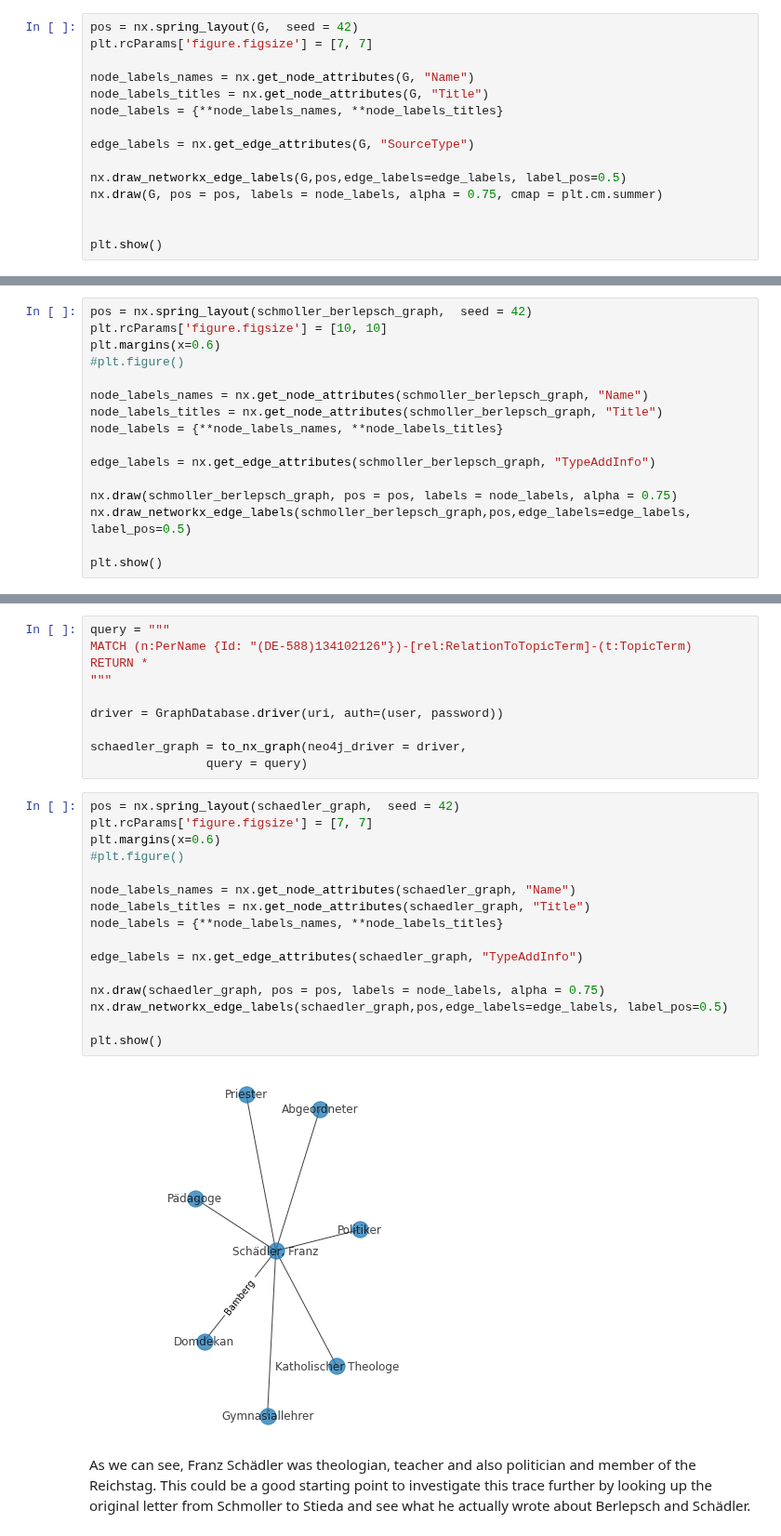
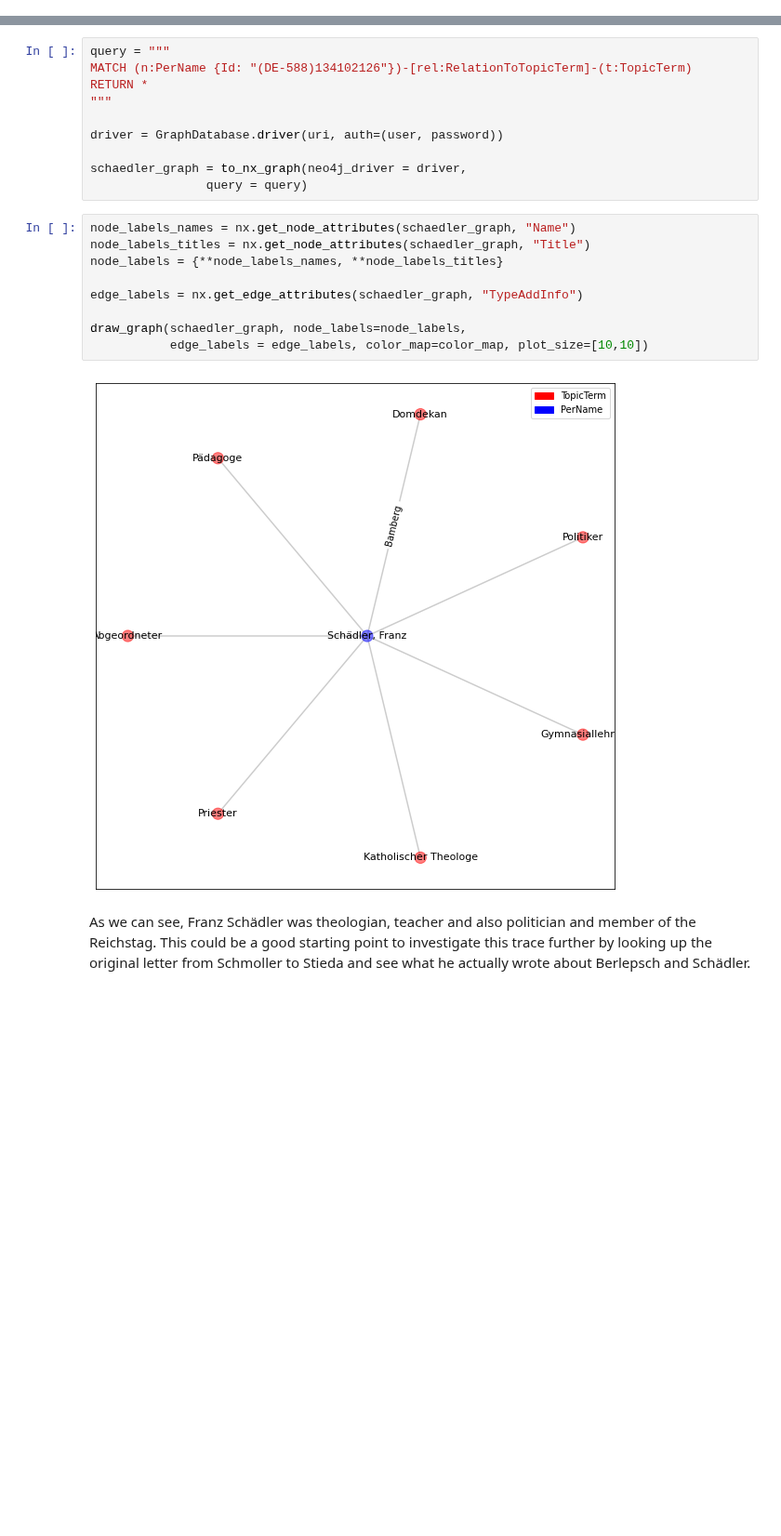
Before and after one commit to sonar-idh/jupyter-curriculum, a Jupyter notebook: notebooks/Notebook 5 - History of Economics.ipynb, the cells around one changed output, grey strips where cells are left out. Shown at 93% size. Drawn from its saved outputs; the diff is of its cells as text; blank space fills up the shorter version.

Commit message:
nb5 graphs changed to static

```diff
--- a/notebooks/Notebook 5 - History of Economics.ipynb
+++ b/notebooks/Notebook 5 - History of Economics.ipynb
@@ -340,18 +318,3 @@ plt.show()
 Schmoller is directly connected to 15 politicians that have a connection to Berlin. Let's investigate now, what these relationships are about.
 
 We can use the `SourceType` attribute of the edges to get a better understanding of how the nodes are connected:
-# %%
-pos = nx.spring_layout(G,  seed = 42)
-plt.rcParams['figure.figsize'] = [7, 7]
-
-node_labels_names = nx.get_node_attributes(G, "Name")
-node_labels_titles = nx.get_node_attributes(G, "Title")
-node_labels = {**node_labels_names, **node_labels_titles}
-
-edge_labels = nx.get_edge_attributes(G, "SourceType")
-
-nx.draw_networkx_edge_labels(G,pos,edge_labels=edge_labels, label_pos=0.5)
-nx.draw(G, pos = pos, labels = node_labels, alpha = 0.75, cmap = plt.cm.summer)
-
-
-plt.show()
@@ -421,16 +387,0 @@ Wall time: 1min 2s
-# %%
-pos = nx.spring_layout(schmoller_berlepsch_graph,  seed = 42)
-plt.rcParams['figure.figsize'] = [10, 10]
-plt.margins(x=0.6)
-#plt.figure()
-
-node_labels_names = nx.get_node_attributes(schmoller_berlepsch_graph, "Name")
-node_labels_titles = nx.get_node_attributes(schmoller_berlepsch_graph, "Title")
-node_labels = {**node_labels_names, **node_labels_titles}
-
-edge_labels = nx.get_edge_attributes(schmoller_berlepsch_graph, "TypeAddInfo")
-
-nx.draw(schmoller_berlepsch_graph, pos = pos, labels = node_labels, alpha = 0.75)
-nx.draw_networkx_edge_labels(schmoller_berlepsch_graph,pos,edge_labels=edge_labels, label_pos=0.5)
-
-plt.show()
@@ -456,23 +418,16 @@ driver = GraphDatabase.driver(uri, auth=(user, password))
 schaedler_graph = to_nx_graph(neo4j_driver = driver,
                 query = query)
 # %%
-pos = nx.spring_layout(schaedler_graph,  seed = 42)
-plt.rcParams['figure.figsize'] = [7, 7]
-plt.margins(x=0.6)
-#plt.figure()
-
 node_labels_names = nx.get_node_attributes(schaedler_graph, "Name")
 node_labels_titles = nx.get_node_attributes(schaedler_graph, "Title")
 node_labels = {**node_labels_names, **node_labels_titles}
 
 edge_labels = nx.get_edge_attributes(schaedler_graph, "TypeAddInfo")
 
-nx.draw(schaedler_graph, pos = pos, labels = node_labels, alpha = 0.75)
-nx.draw_networkx_edge_labels(schaedler_graph,pos,edge_labels=edge_labels, label_pos=0.5)
-
-plt.show()
+draw_graph(schaedler_graph, node_labels=node_labels,
+           edge_labels = edge_labels, color_map=color_map, plot_size=[10,10])
 # %% [output]
-[figure, old version]
+[figure, new version]
 # %% [markdown]
 As we can see, Franz Schädler was theologian, teacher and also politician and member of the Reichstag. This could be a good starting point to investigate this trace further by looking up the original letter from Schmoller to Stieda and see what he actually wrote about Berlepsch and Schädler.
 # %% [markdown]
```
Also changed, not shown: parts of 16 cells of this notebook.
